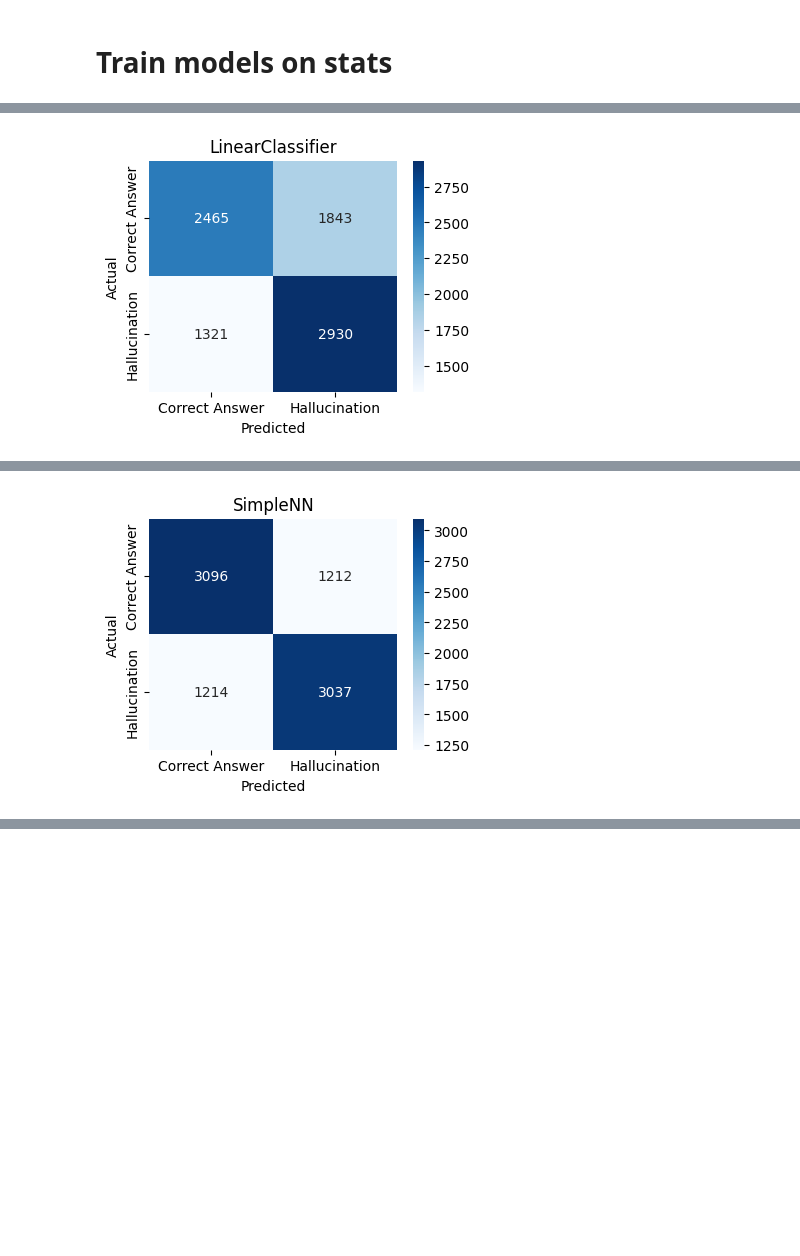
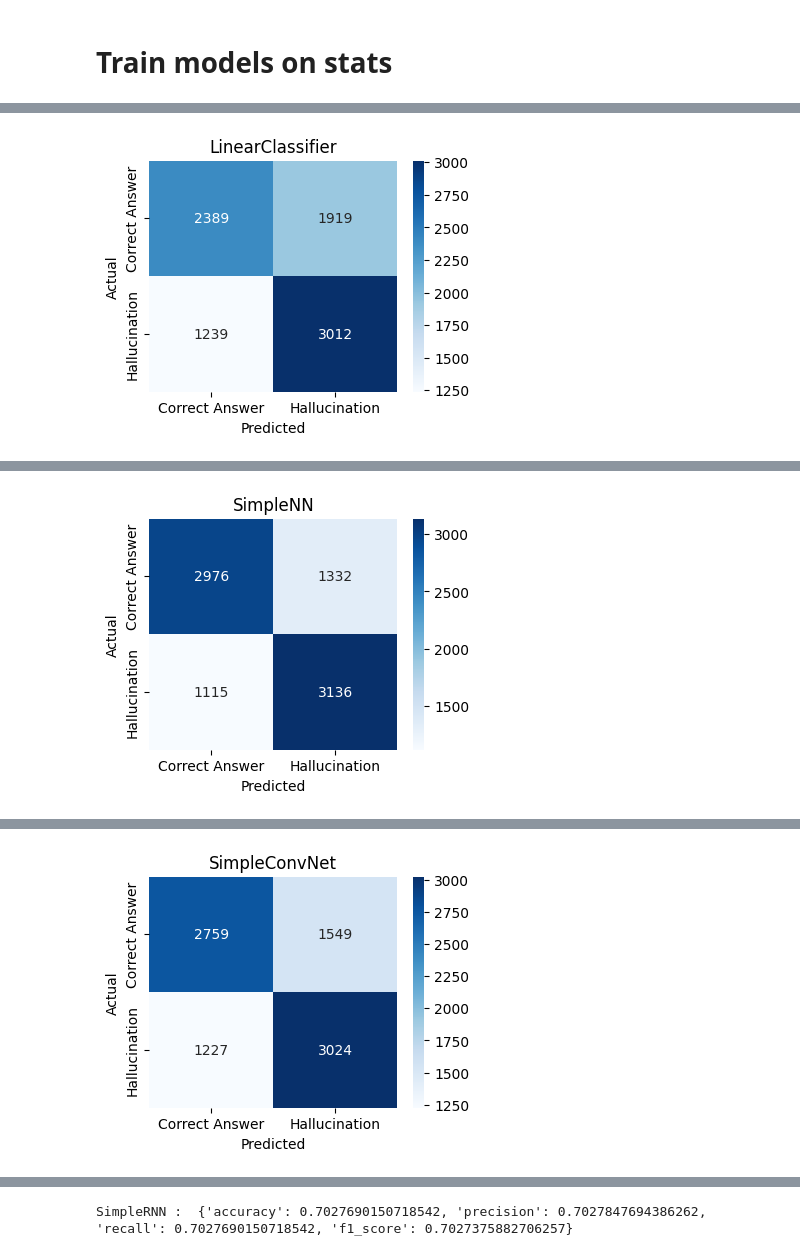
Before and after one commit to leap-laboratories/PIZZA, a Jupyter notebook: examples/hallucination_detection_small.ipynb, the cells around one changed output, grey strips where cells are left out. Drawn from its saved outputs; the diff is of its cells as text; code cells hidden in the pictures; blank space fills up the shorter version.

```diff
--- a/examples/hallucination_detection_small.ipynb
+++ b/examples/hallucination_detection_small.ipynb
@@ -172,8 +185,8 @@ def train_model(model, train_loader, val_loader, criterion, optimizer, epochs=20
             )
 
 
-# Function to evaluate model and compute confusion matrix
-def get_confusion(model, data_loader):
+# Function to evaluate model and compute multiple evaluation metrics
+def evaluate_model(model, data_loader):
     model.eval()
     all_labels = []
     all_preds = []
@@ -187,7 +200,25 @@ def get_confusion(model, data_loader):
 
     # Compute confusion matrix
     cm = confusion_matrix(all_labels, all_preds)
-    return cm
+
+    # Compute additional metrics
+    accuracy = accuracy_score(all_labels, all_preds)
+    precision = precision_score(
+        all_labels, all_preds, average="weighted"
+    )  # Use 'macro', 'micro', or 'weighted' depending on the task
+    recall = recall_score(all_labels, all_preds, average="weighted")
+    f1 = f1_score(all_labels, all_preds, average="weighted")
+
+    # Return all metrics
+    metrics = {
+        "confusion_matrix": cm,
+        "accuracy": accuracy,
+        "precision": precision,
+        "recall": recall,
+        "f1_score": f1,
+    }
+
+    return metrics
 
 
 # Function to plot confusion matrix
@@ -205,6 +236,13 @@ def plot_confusion_matrix(cm, title="Confusion Matrix"):
     plt.xlabel("Predicted")
     plt.title(title)
     plt.show()
+
+
+def show_eval(name, model, data_loader):
+    metrics = evaluate_model(model, data_loader)
+    plot_confusion_matrix(metrics["confusion_matrix"], name)
+    del metrics["confusion_matrix"]
+    print(name, ": ", metrics)
 # %% [markdown]
 # Model definitions
 # %%
@@ -310,6 +348,7 @@ stats_models = {"LinearClassifier": LinearClassifier(input_shape=input_shape, ou
 optimizer = optim.Adam
 
 for name, model in stats_models.items():
+    print(f"\nTraining {name}...")
     train_model(
         model,
         stats_train_loader,
@@ -319,6 +358,6 @@ for name, model in stats_models.items():
         epochs=20,
         log_freq=5,
     )
-    cm = get_confusion(model, stats_val_loader)
-    plot_confusion_matrix(cm, name)
+
+    show_eval(name, model, stats_val_loader)
 # %% [output]
@@ -330,7 +374,7 @@ input_shape = X_sample.shape[-1]
 
 criterion = nn.CrossEntropyLoss()
 
-breadth, depth = 64, 3
+breadth, depth = 32, 2
 
 models = {
     "LinearClassifier": LinearClassifier(input_shape=input_shape, output_shape=2),
@@ -344,7 +388,7 @@ models = {
 optimizer = optim.Adam
 
 for name, model in models.items():
-    print(f"Training {name}...")
+    print(f"\nTraining {name}...")
     train_model(
         model,
         train_loader,
@@ -354,7 +398,6 @@ for name, model in models.items():
         epochs=20,
         log_freq=5,
     )
-    cm = get_confusion(model, val_loader)
-    plot_confusion_matrix(cm, name)
+    show_eval(name, model, val_loader)
 # %% [output]
 Training LinearClassifier...
@@ -365 +408 @@ Epoch 20/20, Train Loss: 0.63095494503627, Val Loss: 0.640648974856334, Val Accu
-[figure, old version]
+[figure, new version]
@@ -371 +416 @@ Epoch 20/20, Train Loss: 0.5251306072836782, Val Loss: 0.5642246248117134, Val A
-[figure, old version]
+[figure, new version]
@@ -372,0 +424 @@ Training SimpleConvNet...
+[figure, added]
@@ -372,0 +433 @@ Training SimpleConvNet...
+SimpleRNN :  {'accuracy': 0.7027690150718542, 'precision': 0.7027847694386262, 'recall': 0.7027690150718542, 'f1_score': 0.7027375882706257}
```
Also changed, not shown: parts of 4 cells of this notebook, 1 other file.
